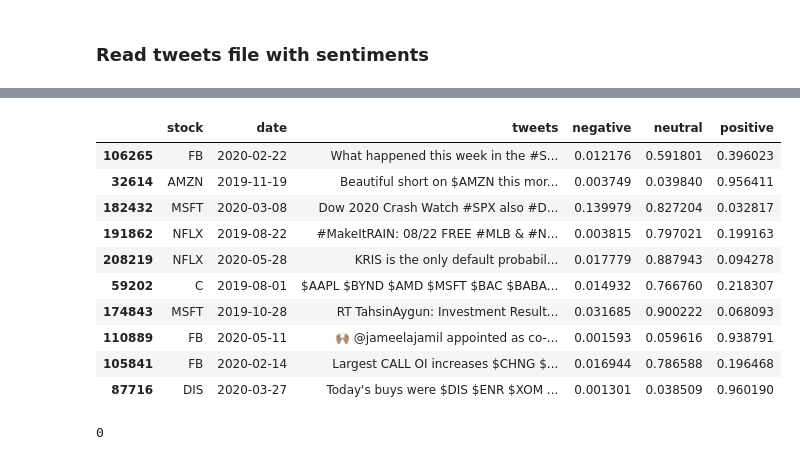
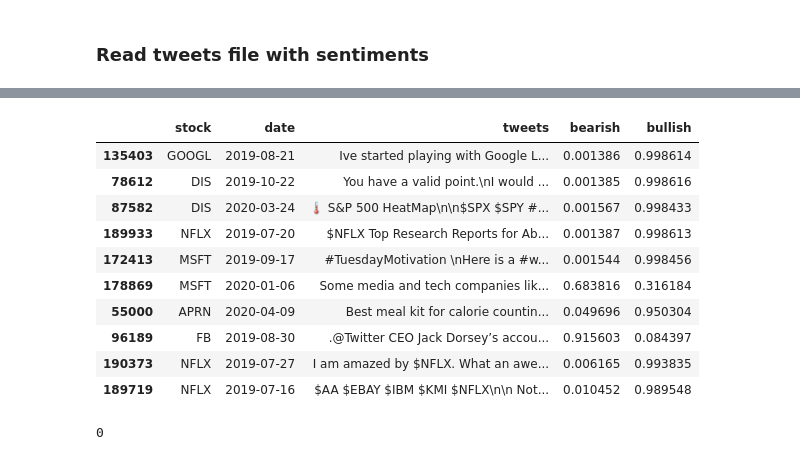
Before and after one commit to ibhi/twitter-sentiment-stock-return, a Jupyter notebook: 03-eda-sentiment-price.ipynb, the cells around one changed output, grey strips where cells are left out. Cells and saved outputs as stored; diff of their text form; code cells hidden in the pictures.

```diff
--- a/03-eda-sentiment-price.ipynb
+++ b/03-eda-sentiment-price.ipynb
@@ -31,6 +31,6 @@ def get_df_info(df):
 # %% [markdown]
 ### Read tweets file with sentiments
 # %%
-tweets_df = pd.read_csv('./dataset/Tweets/tweets-sentiment.csv', parse_dates = ['date'])
+tweets_df = pd.read_csv('./dataset/Tweets/tweets-sentiment-roberta.csv', parse_dates = ['date'])
 get_df_info(tweets_df)
 # %% [output]
@@ -50,18 +50,18 @@ Data columns (total 6 columns):
 Dataframe duplicates count:
 0
 ----------------------------------------------------------------------------------------------------
 Dataframe sample:
-|  | stock | date | tweets | negative | neutral | positive |
-| 106265 | FB | 2020-02-22 | What happened this week in the #S... | 0.012176 | 0.591801 | 0.396023 |
-| 32614 | AMZN | 2019-11-19 | Beautiful short on $AMZN this mor... | 0.003749 | 0.039840 | 0.956411 |
-| 182432 | MSFT | 2020-03-08 | Dow 2020 Crash Watch #SPX also #D... | 0.139979 | 0.827204 | 0.032817 |
-| 191862 | NFLX | 2019-08-22 | #MakeItRAIN: 08/22 FREE #MLB & #N... | 0.003815 | 0.797021 | 0.199163 |
-| 208219 | NFLX | 2020-05-28 | KRIS is the only default probabil... | 0.017779 | 0.887943 | 0.094278 |
-| 59202 | C | 2019-08-01 | $AAPL $BYND $AMD $MSFT $BAC $BABA... | 0.014932 | 0.766760 | 0.218307 |
-| 174843 | MSFT | 2019-10-28 | RT TahsinAygun: Investment Result... | 0.031685 | 0.900222 | 0.068093 |
-| 110889 | FB | 2020-05-11 | 🙌🏽 @jameelajamil appointed as co-... | 0.001593 | 0.059616 | 0.938791 |
-| 105841 | FB | 2020-02-14 | Largest CALL OI increases $CHNG $... | 0.016944 | 0.786588 | 0.196468 |
-| 87716 | DIS | 2020-03-27 | Today's buys were $DIS $ENR $XOM ... | 0.001301 | 0.038509 | 0.960190 |
+|  | stock | date | tweets | bearish | bullish |
+| 135403 | GOOGL | 2019-08-21 | Ive started playing with Google L... | 0.001386 | 0.998614 |
+| 78612 | DIS | 2019-10-22 | You have a valid point.\nI would ... | 0.001385 | 0.998616 |
+| 87582 | DIS | 2020-03-24 | 🌡️ S&P 500 HeatMap\n\n$SPX $SPY #... | 0.001567 | 0.998433 |
+| 189933 | NFLX | 2019-07-20 | $NFLX Top Research Reports for Ab... | 0.001387 | 0.998613 |
+| 172413 | MSFT | 2019-09-17 | #TuesdayMotivation \nHere is a #w... | 0.001544 | 0.998456 |
+| 178869 | MSFT | 2020-01-06 | Some media and tech companies lik... | 0.683816 | 0.316184 |
+| 55000 | APRN | 2020-04-09 | Best meal kit for calorie countin... | 0.049696 | 0.950304 |
+| 96189 | FB | 2019-08-30 | .@Twitter CEO Jack Dorsey’s accou... | 0.915603 | 0.084397 |
+| 190373 | NFLX | 2019-07-27 | I am amazed by $NFLX. What an awe... | 0.006165 | 0.993835 |
+| 189719 | NFLX | 2019-07-16 | $AA $EBAY $IBM $KMI $NFLX\n\n Not... | 0.010452 | 0.989548 |
 # %%
 tweets_df.duplicated().sum()
 # %% [output]
```
Also changed, not shown: parts of 11 cells of this notebook, 6 other files.
